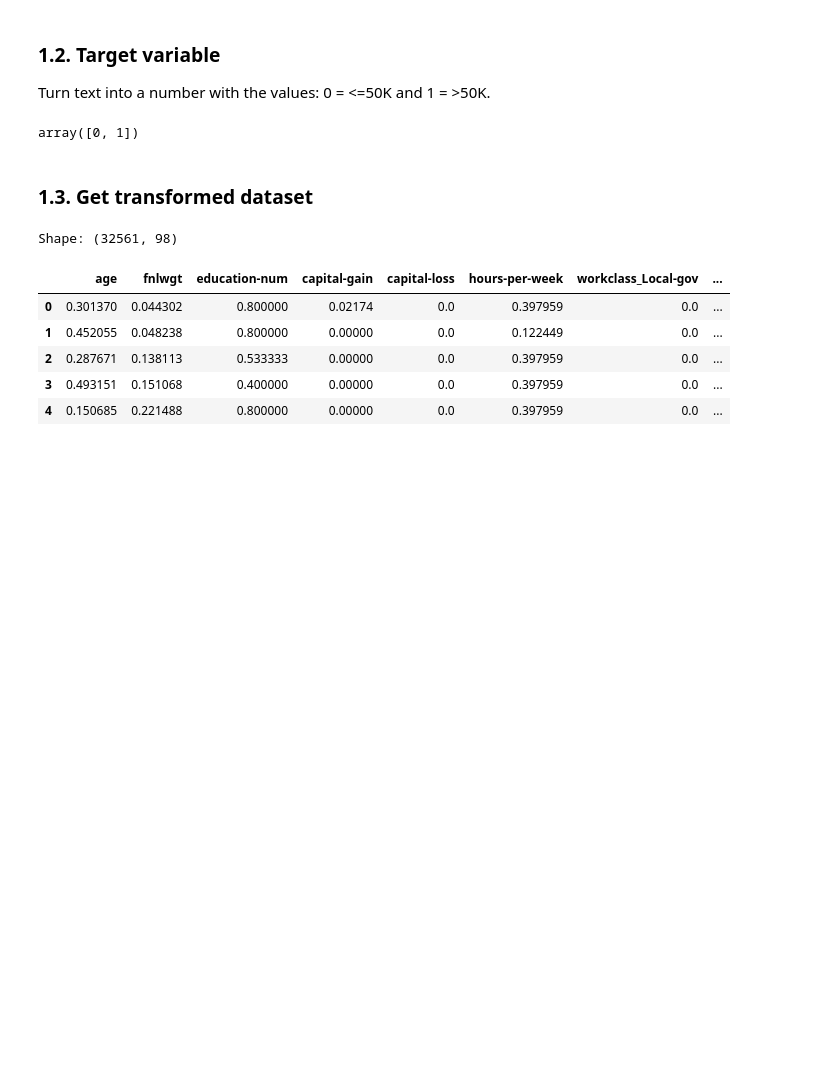
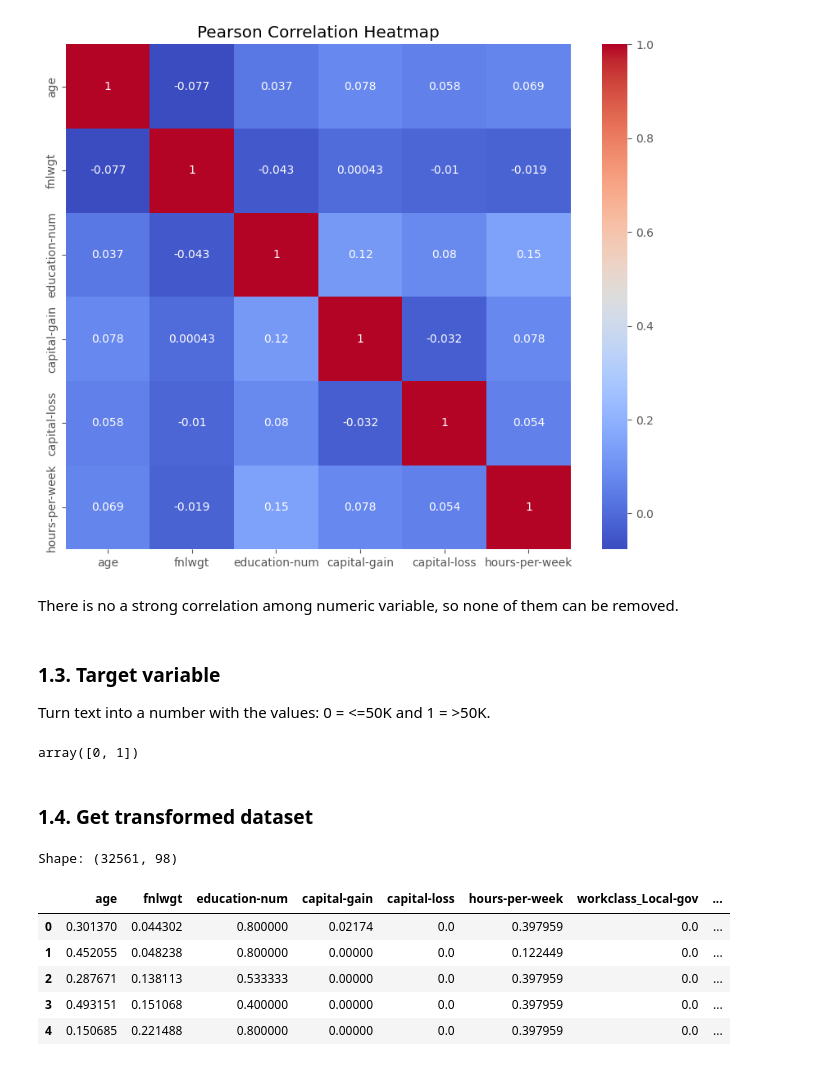
Before and after one commit to WilderJoseth/Publicaciones, a Jupyter notebook: DataScience/Machine Learning/Supervised/Classification/Tabular/Adult Income/2_Adult_income_sklearn.ipynb, the cells around one changed output. Saved outputs shown, nothing was run; the diff lists cells and outputs as text; code cells hidden in the pictures; blank space fills up the shorter version.

```diff
--- a/DataScience/Machine Learning/Supervised/Classification/Tabular/Adult Income/2_Adult_income_sklearn.ipynb
+++ b/DataScience/Machine Learning/Supervised/Classification/Tabular/Adult Income/2_Adult_income_sklearn.ipynb
@@ -70,5 +131,16 @@ df_one_hot_encoder = pd.DataFrame(encoded_features, columns = onehot_encoder.get
+# %%
+correlation_matrix = df_train[numeric_features].corr()
+
+plt.figure(figsize=(10, 8))
+sns.heatmap(correlation_matrix, annot=True, cmap='coolwarm', square=True)
+plt.title('Pearson Correlation Heatmap')
+plt.show()
+# %% [output]
+[figure, added]
+# %% [markdown]
+There is no a strong correlation among numeric variable, so none of them can be removed.
 # %% [markdown]
-### 1.2. Target variable
+### 1.3. Target variable
 
 Turn text into a number with the values: 0 = <=50K and 1 = >50K.
 # %%
@@ -78,5 +150,5 @@ df_train[target_variable].unique()
 # %% [output]
 array([0, 1])
 # %% [markdown]
-### 1.3. Get transformed dataset
+### 1.4. Get transformed dataset
 # %%
```
Also changed, not shown: parts of 37 cells of this notebook, 2 other files.
